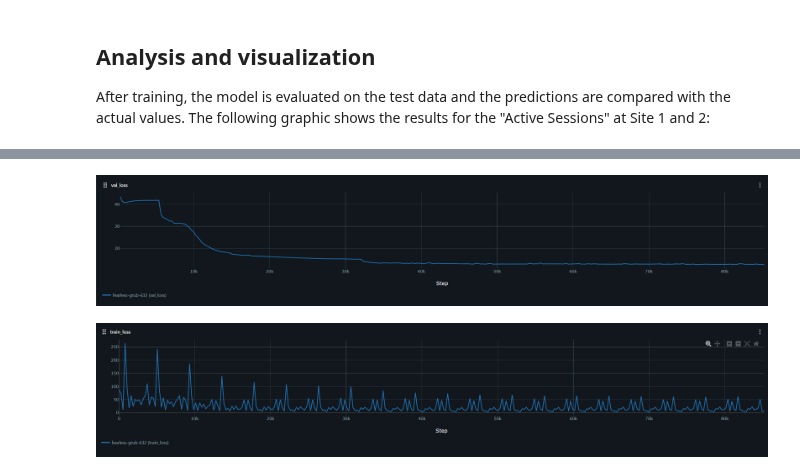
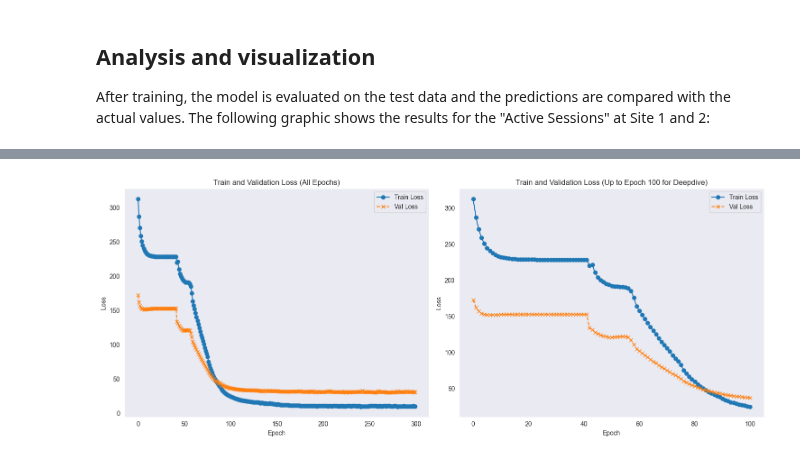
Before and after one commit to czwiessler/AAEnergizer, a Jupyter notebook: src/models/notebooks/lstm-v2.ipynb, the cells around one changed output, grey strips where cells are left out. Cells and saved outputs as stored; diff of their text form; code cells hidden in the pictures.

```diff
--- a/src/models/notebooks/lstm-v2.ipynb
+++ b/src/models/notebooks/lstm-v2.ipynb
@@ -371,11 +447,54 @@ The following visualization shows that both the training and validation loss ste
-# %%
-from IPython.display import Image, display
-
-# Bild laden und anzeigen
-image_path = "src/models/notebooks/val_loss.png"
-display(Image(filename=image_path))
-image_path_2 = "src/models/notebooks/train_loss.png"
-display(Image(filename=image_path_2))
-# %% [output]
-[figure, removed]
-[figure, removed]
+# %%
+import mlflow
+import pandas as pd
+import matplotlib.pyplot as plt
+
+# Set the tracking URI
+mlflow.set_tracking_uri("file:///C:/Users/chrii/PycharmProjects/AAEnergizer/mlruns")
+
+# Run-ID definieren
+run_id = "4980ed976643473f8b039fd264f8825f"
+
+# MLflow-Client erstellen
+client = mlflow.tracking.MlflowClient()
+
+# Metriken aus dem Run abrufen
+metrics = ["train_loss", "val_loss"]
+history = {metric: client.get_metric_history(run_id, metric) for metric in metrics}
+
+# Daten in ein DataFrame umwandeln
+df = pd.DataFrame({
+    "Step": [metric.step for metric in history["train_loss"]],
+    "Train Loss": [metric.value for metric in history["train_loss"]],
+    "Val Loss": [metric.value for metric in history["val_loss"]]
+})
+
+# Plotten der gesamten Daten und der ersten 150 Epochen nebeneinander
+plt.figure(figsize=(15, 6))
+
+# Gesamte Daten plotten
+plt.subplot(1, 2, 1)
+plt.plot(df["Step"], df["Train Loss"], label="Train Loss", linestyle='-', marker='o')
+plt.plot(df["Step"], df["Val Loss"], label="Val Loss", linestyle='--', marker='x')
+plt.xlabel("Epoch")
+plt.ylabel("Loss")
+plt.title("Train and Validation Loss (All Epochs)")
+plt.legend()
+plt.grid()
+
+# Daten bis Epoche 150 plotten
+df_limited = df[df["Step"] <= 100]
+plt.subplot(1, 2, 2)
+plt.plot(df_limited["Step"], df_limited["Train Loss"], label="Train Loss", linestyle='-', marker='o')
+plt.plot(df_limited["Step"], df_limited["Val Loss"], label="Val Loss", linestyle='--', marker='x')
+plt.xlabel("Epoch")
+plt.ylabel("Loss")
+plt.title("Train and Validation Loss (Up to Epoch 100 for Deepdive)")
+plt.legend()
+plt.grid()
+
+# Anzeigen
+plt.tight_layout()
+plt.show()
+# %% [output]
+[figure, added]
```
Also changed, not shown: parts of 6 cells of this notebook, 7 other files.
